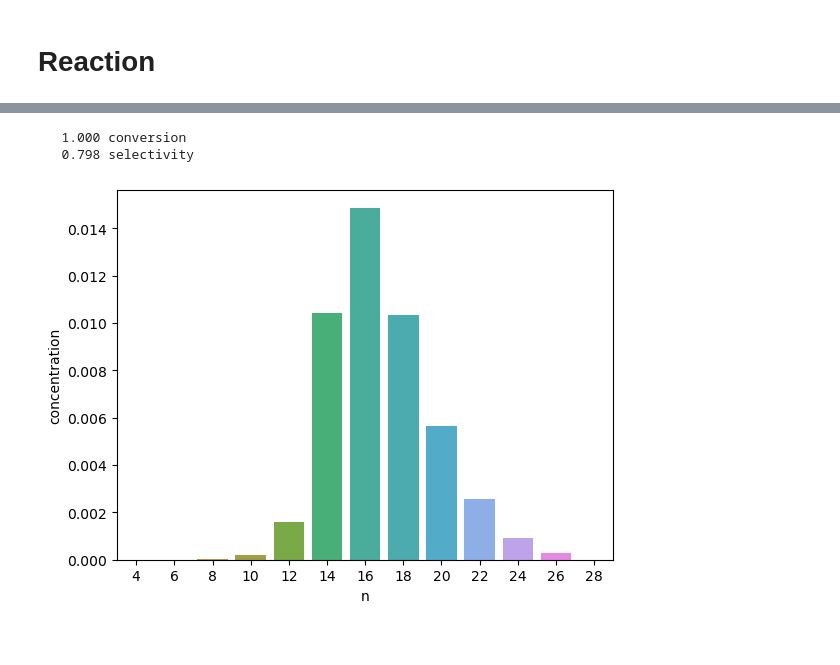
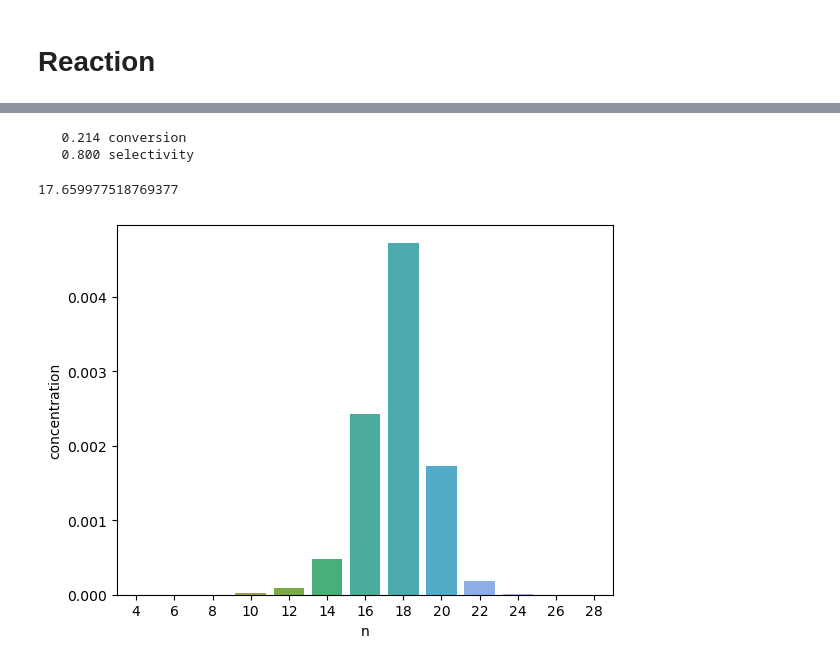
Before and after one commit to aleksandravdoshin/master_equation_solver, a Jupyter notebook: notebooks/Simulate_distribution.ipynb, the cells around one changed output, grey strips where cells are left out. Cells and saved outputs as stored; diff of their text form; code cells hidden in the pictures.

```diff
--- a/notebooks/Simulate_distribution.ipynb
+++ b/notebooks/Simulate_distribution.ipynb
@@ -246,32 +227,42 @@ make_reaction_list(4, ni, 666)
 # %%
-reaction_list = make_reaction_list(28, crII, 3e6, borders=(1e-7, 1e8))
-r = Reaction_Diffusion(reaction_list, capacity=capacity)
-hours = 1
-start_time = 0
-end_time = 60 * 60 * 1
-n_steps = int(1e5)
+def run_model(n=28, x=(5e+08, 5.1e+01, 1.2e-05), cat=None, c2_conc=0.4, hours=1, capacity=capacity):
+    reaction_list = make_reaction_list(n, cat, k_ads=x[0], diffusion_dict=diffusion_dict,
+                    k_activ=x[1], k_deactiv=x[2], borders=(1e-9, 1e9))
+    r = Reaction_Diffusion(reaction_list, capacity=capacity)
+    start_time = 0
+    end_time = 60 * 60 * hours
+    n_steps = int(1e5)
+
+    c2_conc = c2_conc
+    result = r.solve({'Cat': 4, 'C2': c2_conc}, np.linspace(start_time, end_time, n_steps))
+    return result
+
+def calc_distribution(result):
+    pat = re.compile(r'\bC(\d+)')
+    columns = list(filter(lambda x: pat.match(x), result.columns.values))
+    df = result[columns].iloc[-1000:]
+    df = df.mean()
+    df = df.reset_index(name='concentration')
+    df['n'] = df['index'].str.extract(r'(\d+)')[0].astype(int)
+    df = df.groupby('n').sum(numeric_only=True)
+    return df
+
 
 c2_conc = 0.4
-result = r.solve({'Cat': 1e-2, 'C2': c2_conc}, np.linspace(start_time, end_time, n_steps))
-
-pat = re.compile(r'\bC(\d+)')
-columns = list(filter(lambda x: pat.match(x), result.columns.values))
-
-df = result[columns].iloc[n_steps-1000:]
-df = df.mean()
-df = df.reset_index(name='concentration')
-df['n'] = df['index'].str.extract(r'(\d+)')[0].astype(int)
-df = df.groupby('n').sum(numeric_only=True)
-
+x = [6e+08, 6e+01, 1.2e-05]
+result = run_model(28, x, crII)
+df = calc_distribution(result)
 sns.barplot(x='n', y='concentration', data=df.query('n>2').reset_index())
 
 light, heavy = df.query('8 <= n <= 18').sum(numeric_only=True).values[0], df.query('20 <= n <= 28').sum(numeric_only=True).values[0]
 
 print('{:8.3f} conversion'.format(1 - df.query('n==2').sum().values[0]/c2_conc))
 print('{:8.3f} selectivity'.format(light/(light+heavy)))
 dft = df.loc[4:].reset_index()
+(dft['n'] * dft['concentration'] / dft['concentration'].sum()).sum()
 # %% [output]
-   1.000 conversion
-   0.798 selectivity
+   0.214 conversion
+   0.800 selectivity
+17.659977518769377
-[figure, old version]
+[figure, new version]
 # %%
```
Also changed, not shown: parts of 13 cells of this notebook, 1 other file.
